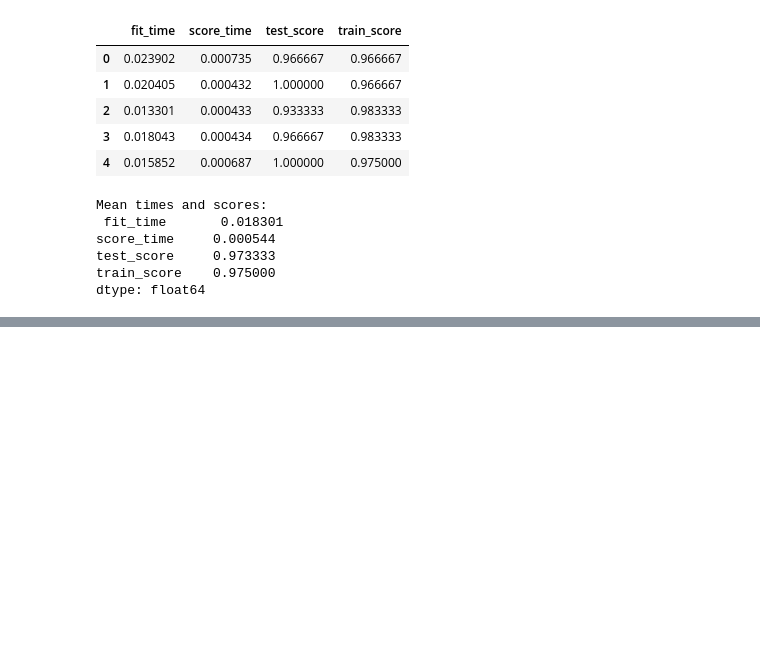
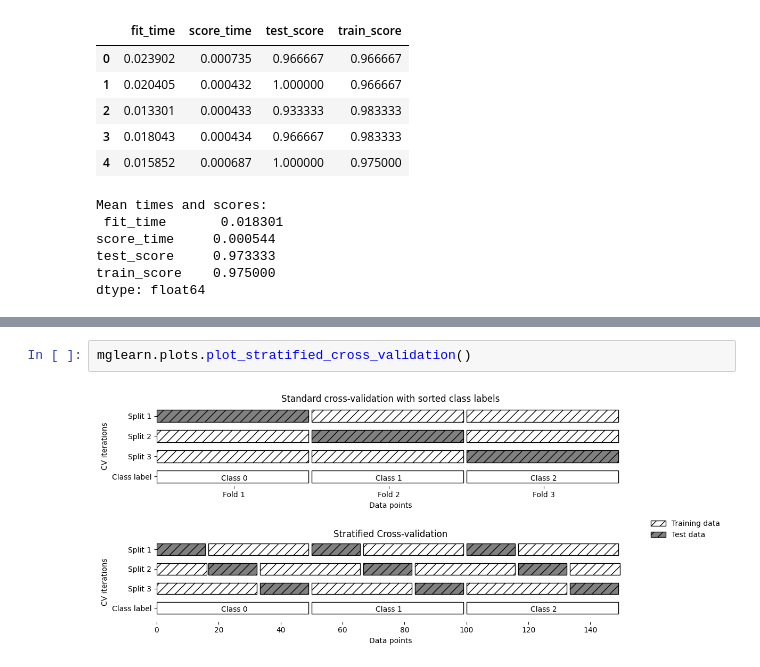
Before and after one commit to thamidu02/ML-With-python, a Jupyter notebook: Model Evaluation and Improvement/cross validation.ipynb, the cells around one changed output, grey strips where cells are left out. Cells and saved outputs as stored; diff of their text form; blank space fills up the shorter version.

```diff
--- a/Model Evaluation and Improvement/cross validation.ipynb
+++ b/Model Evaluation and Improvement/cross validation.ipynb
@@ -65,0 +72,4 @@ dtype: float64
+# %%
+mglearn.plots.plot_stratified_cross_validation()
+# %% [output]
+[figure, added]
```
Also changed, not shown: parts of 7 cells of this notebook.
